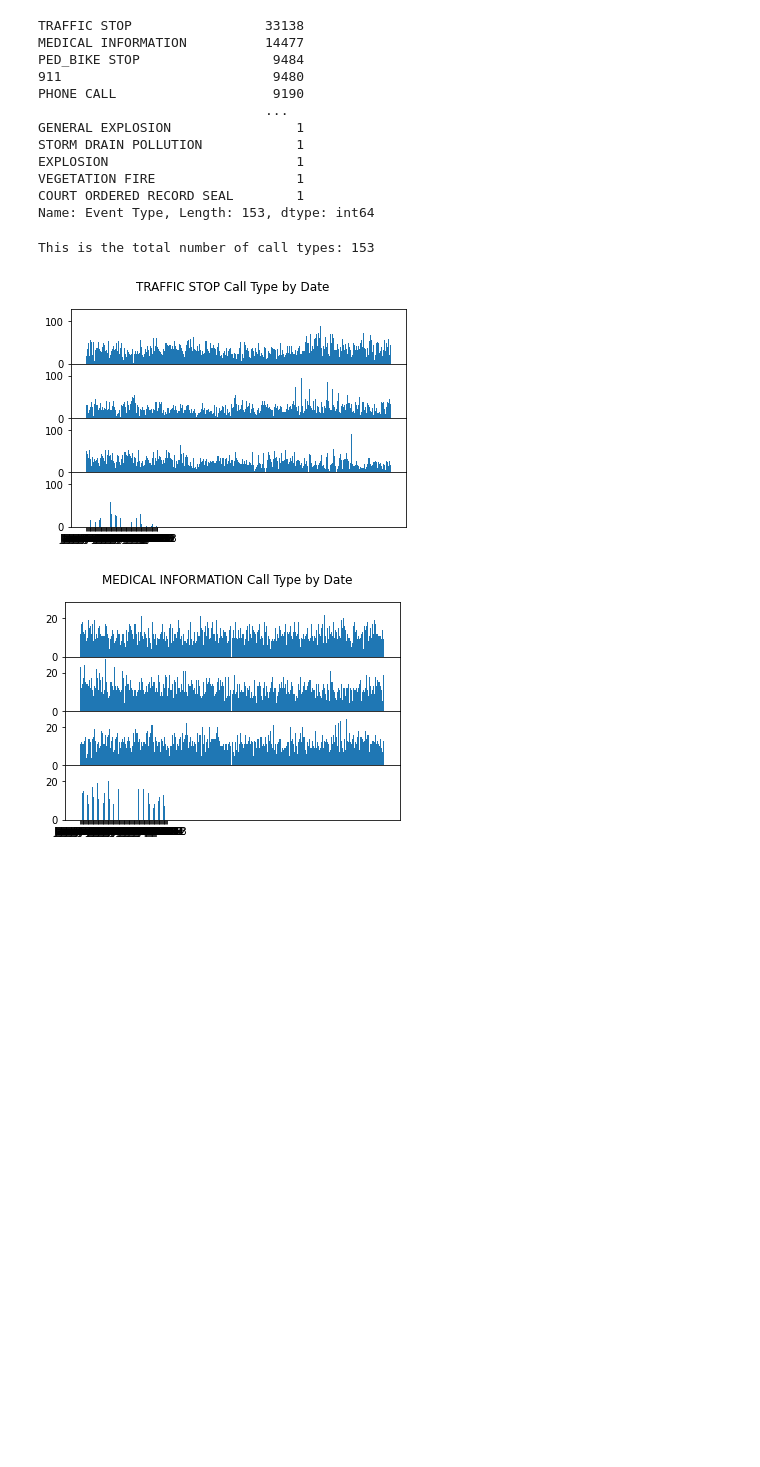
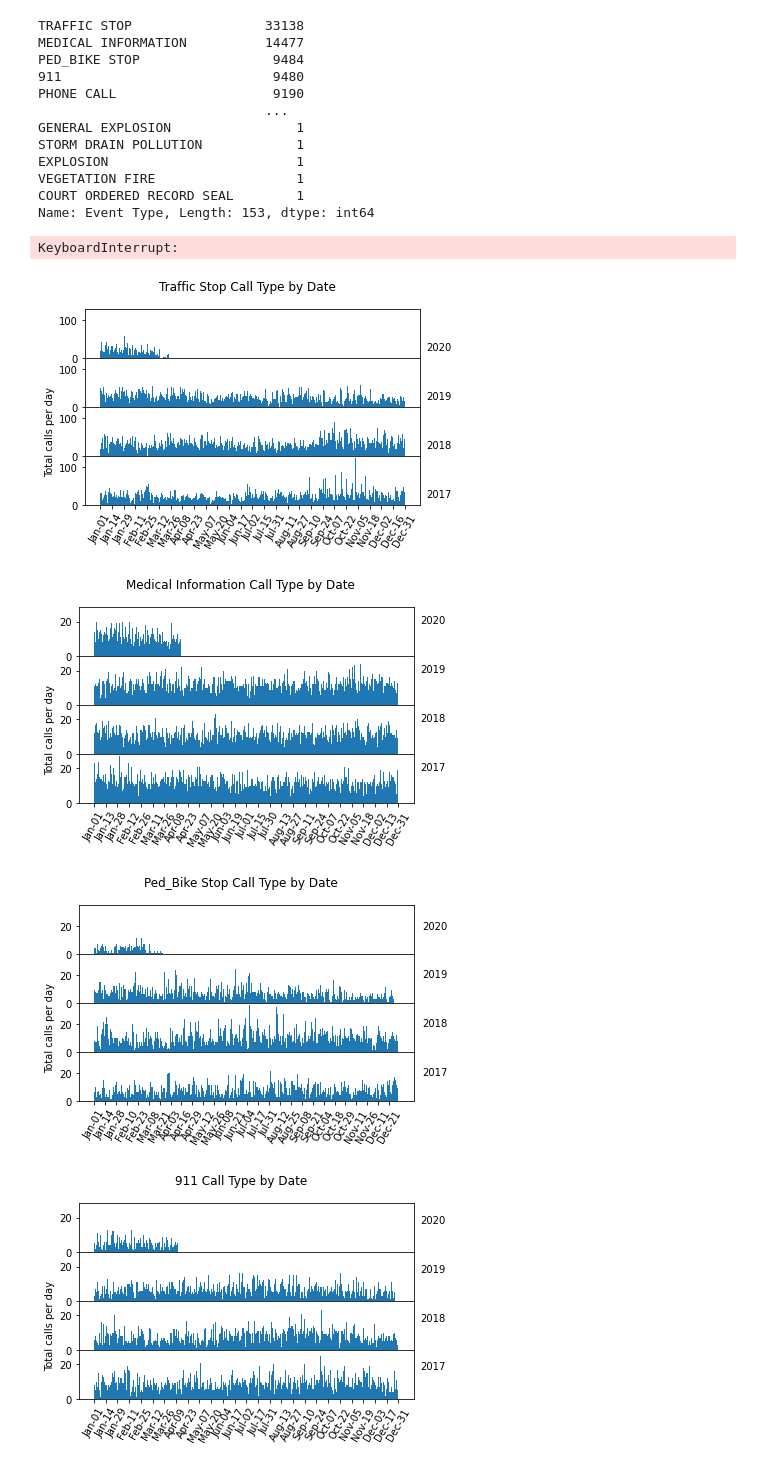
Before and after one commit to lmaghran/volunteer_data_work_covid, a Jupyter notebook: Police_reporting.ipynb, the cells around one changed output. Drawn from its saved outputs; the diff is of its cells as text; code cells hidden in the pictures; blank space fills up the shorter version.

Commit message:
Finished creating the graphs and tweeking the axis

```diff
--- a/Police_reporting.ipynb
+++ b/Police_reporting.ipynb
@@ -32,7 +32,7 @@ all_data["Event Type"] = all_data["Event Type"].str.replace('/','_')
 
 all_data["Date"]= pd.to_datetime(all_data['Create Datetime'])
 all_data['DateYr'] = pd.DatetimeIndex(all_data['Date']).date
-all_data["Date"]= pd.DatetimeIndex(all_data['DateYr']).strftime('%B %d')
+all_data["Date"]= pd.DatetimeIndex(all_data['DateYr']).strftime('%b-%d')
 all_data["Year"]= pd.to_datetime(all_data['Create Datetime'])
 all_data['Year'] = pd.DatetimeIndex(all_data['Year']).year
 
@@ -86,42 +86,38 @@ COURT ORDERED RECORD SEAL        1
 Name: Event Type, Length: 153, dtype: int64
 # %%
 call_type_list= events.value_counts().index.tolist()
-print("This is the total number of call types:", len(call_type_list))
+# print("This is the total number of call types:", len(call_type_list))
 
 years = all_data['Year'].value_counts().index.tolist()
+years.sort(reverse=True)
-# %% [output]
-This is the total number of call types: 153
 # %%
-
+import matplotlib.dates as mdates
 #The number of total dates
 total_dates= len(all_data["Date"].value_counts())
 
 # fig = plt.figure(figsize=(16, 20))
 
-for call_type in call_type_list[:2]:
+for j, call_type in enumerate(call_type_list):
+    fig, axs = plt.subplots(len(years), sharex=True, sharey=True, gridspec_kw={'hspace': 0})
     data_by_ct= all_data.loc[all_data['Event Type'] == call_type]
-    fig, axs = plt.subplots(len(years), sharex=True, sharey=True, gridspec_kw={'hspace': 0})
-    fig.suptitle("{} Call Type by Date".format(call_type))
+    fig.suptitle("{} Calls by Date".format(call_type.title()))
     for i, year in enumerate(years):
         filter_ct_year = data_by_ct[data_by_ct["Year"] == year]
-        axs[i].hist(filter_ct_year["Date"], bins=total_dates)
-for ax in axs.flat:
-    ax.label_outer()
+        total_dates= len(filter_ct_year["Date"].value_counts())
+        axs[i].hist(filter_ct_year["Date"], bins=total_dates, rasterized=True)
+        axs[i].text(390, 20-j, str(year)[:-2])
+        i=i
 
-#         plt.xticks(rotation=90)
-
-# Hide x labels and tick labels for all but bottom plot.
-#     for ax in axs:
-#         ax.label_outer()
-#     data_by_ct= all_data.loc[all_data['Event Type'] == call_type]
-#     ax = fig.add_subplot(1,1)
-#     ax.hist(data_by_ct["Date"], bins=total_dates)
-#     ax.set_title("{}s".format(call_type.title()))
-#     ax.set_ylabel("Total calls")
-#     plt.xticks(rotation=90)
-#     if call_type in call_type_dict:
-#         call_type= call_type_dict[call_type]
+    axs[2].set_ylabel("Total calls per day")
+    ticks = axs[i].get_xticks()
+    n = len(ticks)//26
+    axs[i].set_xticks(ticks[::n])
+    plt.xticks(fontsize=10, rotation=60)
+    plt.gcf().subplots_adjust(bottom=0.2)
     plt.savefig('{}.pdf'.format(call_type))
 # %% [output]
+KeyboardInterrupt:
-[figure, old version]
+[figure, new version]
-[figure, old version]
+[figure, new version]
+[figure, added]
+[figure, added]
```
Also changed, not shown: parts of 1 cell of this notebook.
